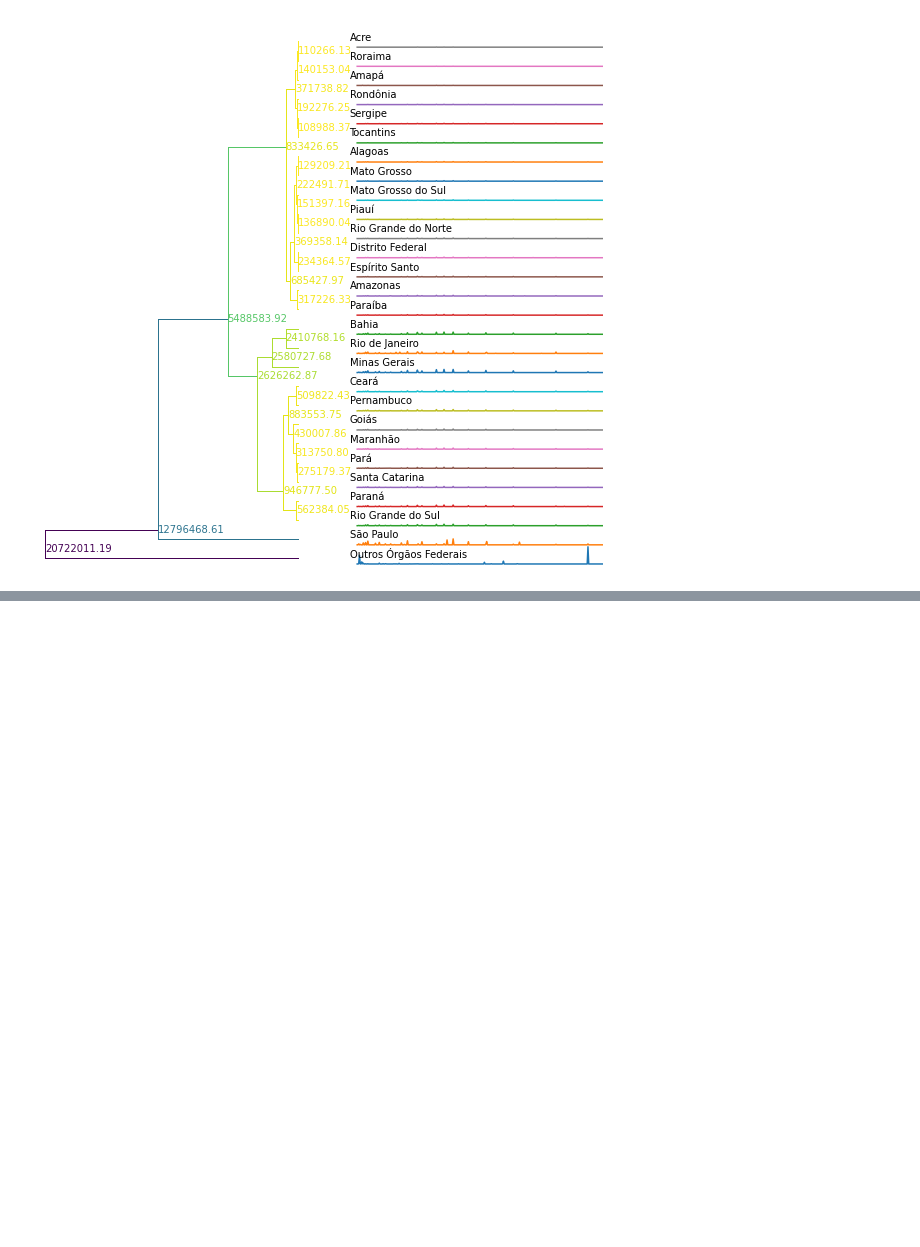
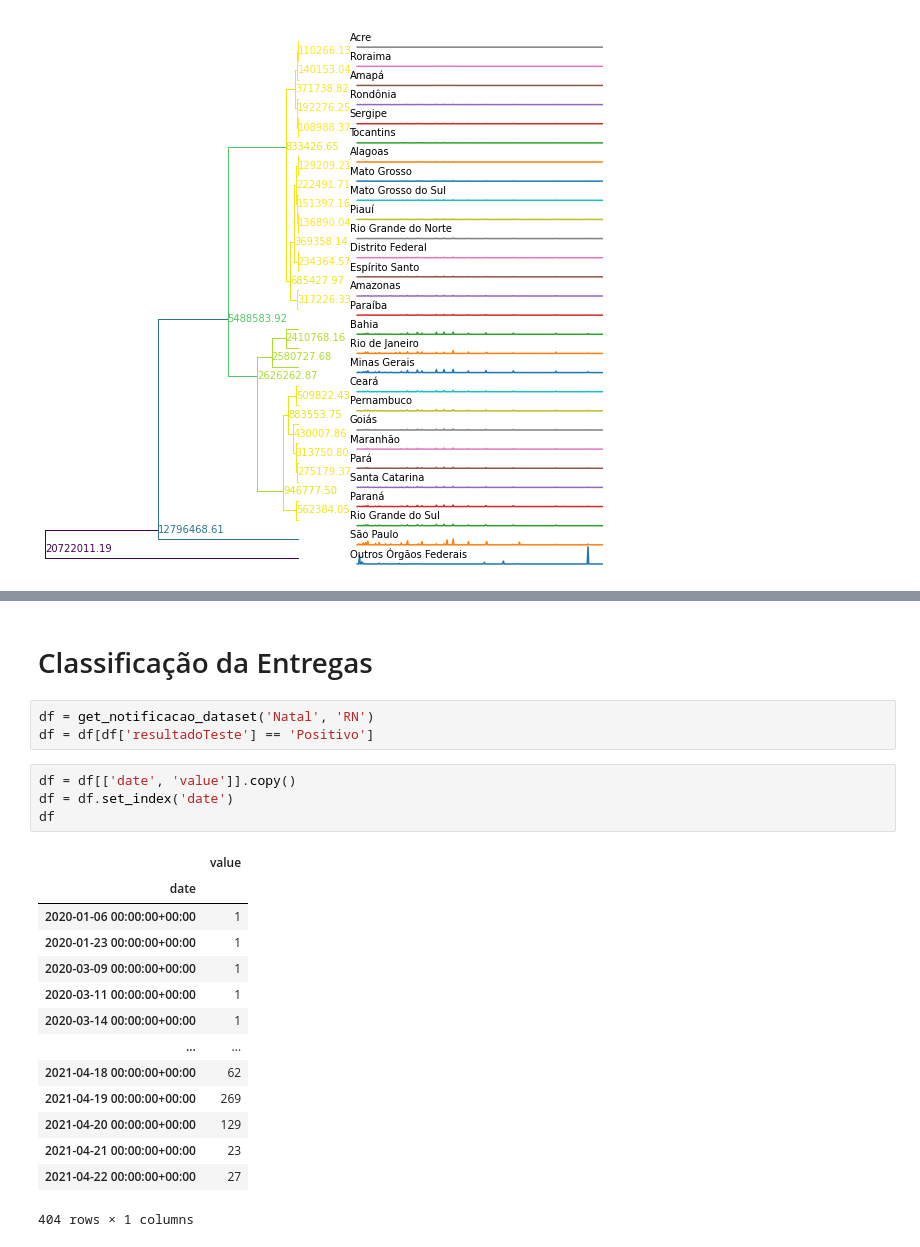
Before and after one commit to felipemfp/kdd-covid19-brazil, a Jupyter notebook: notebooks/Data Processing.ipynb, the cells around one changed output, grey strips where cells are left out. Saved outputs shown, nothing was run; the diff lists cells and outputs as text; blank space fills up the shorter version.

```diff
--- a/notebooks/Data Processing.ipynb
+++ b/notebooks/Data Processing.ipynb
@@ -801,0 +803,24 @@ epi_estado_model, epi_estado_cluster_idx = get_clustering_model(timeseries, show
+# %% [markdown]
+# Classificação da Entregas
+# %%
+df = get_notificacao_dataset('Natal', 'RN')
+df = df[df['resultadoTeste'] == 'Positivo']
+# %%
+df = df[['date', 'value']].copy()
+df = df.set_index('date')
+df
+# %% [output]
+|  | value |
+| date |  |
+| 2020-01-06 00:00:00+00:00 | 1 |
+| 2020-01-23 00:00:00+00:00 | 1 |
+| 2020-03-09 00:00:00+00:00 | 1 |
+| 2020-03-11 00:00:00+00:00 | 1 |
+| 2020-03-14 00:00:00+00:00 | 1 |
+| ... | ... |
+| 2021-04-18 00:00:00+00:00 | 62 |
+| 2021-04-19 00:00:00+00:00 | 269 |
+| 2021-04-20 00:00:00+00:00 | 129 |
+| 2021-04-21 00:00:00+00:00 | 23 |
+| 2021-04-22 00:00:00+00:00 | 27 |
+404 rows × 1 columns
```
Also changed, not shown: parts of 32 cells of this notebook, 3 other files.
